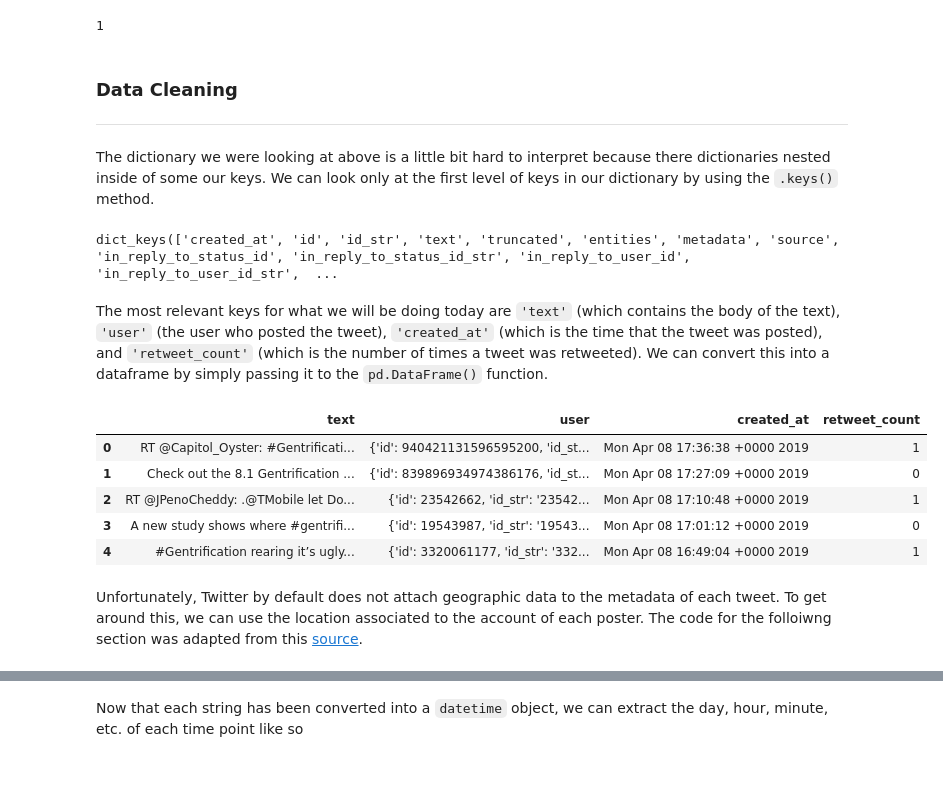
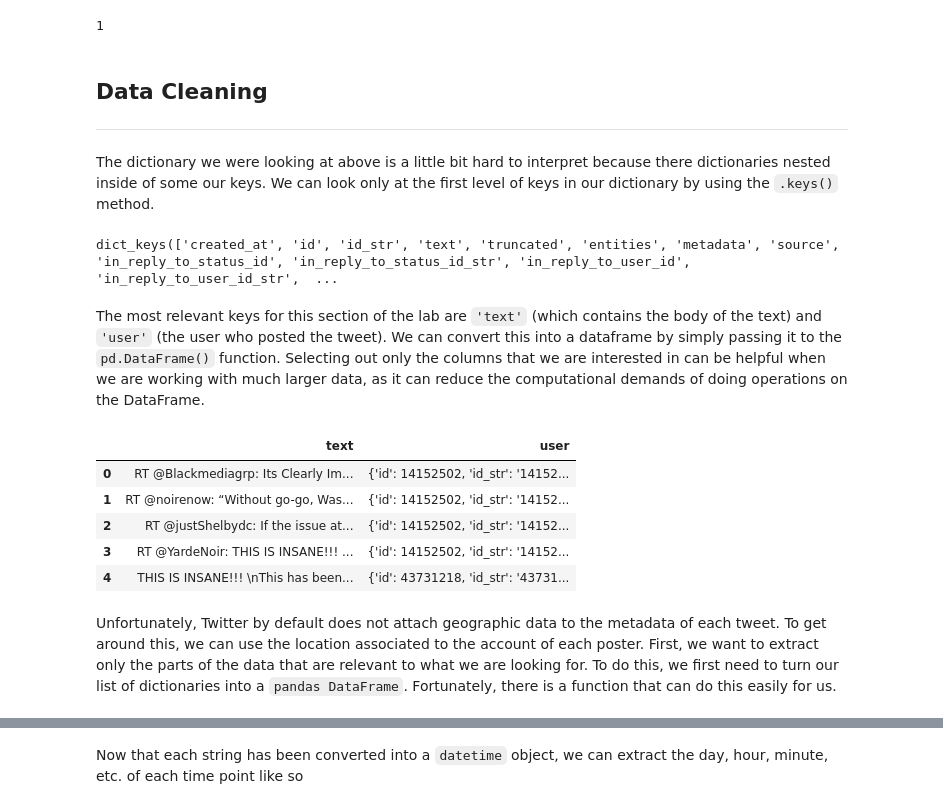
Before and after one commit to ds-modules/CP-101, a Jupyter notebook: lab_8/webscraping_solutions.ipynb, the cells around one changed output, grey strips where cells are left out. Cells and saved outputs as stored; diff of their text form; code cells hidden in the pictures; blank space fills up the shorter version.

```diff
--- a/lab_8/webscraping_solutions.ipynb
+++ b/lab_8/webscraping_solutions.ipynb
@@ -53,7 +53,7 @@ Follow the instructions below to get your Twitter API keys.  **Read the instruct
 Now you should be all ready to go! Let's test that you have correctly set up your developer account and the `keys.json` folder. The following cell loads your keys into this notebook, then validates them with the Twitter API. It should display your Twitter username without any warnings.
 # %%
 import json
-key_file = "monicas_keys.json" #Change to "keys.json" in final version.
+key_file = "keys.json" # Add your keys to keys.json before running this cell
 
 # Loading your keys from keys.json
 with open(key_file) as f:
@@ -74,4 +74,6 @@ If you are getting any errors in this cell, ask a TA for help. If you do not hav
 Now we should be ready to download some tweets! In the following cell, we use one of the utility functions to download recent tweets with the hashtag "#data". This cell can take a few minutes to finish running.
 # %%
 # Note that you do not write the actual hashtag symbol
-data = download_recent_tweets_by_hashtag(hashtag = "urbanplanning", keys = keys, count = 100)
+gentrification = download_recent_tweets_by_hashtag(hashtag = "gentrification",
+                                                   keys = keys,
+                                                   count = 100)
@@ -135,7 +118,7 @@ d['a']
 # %% [output]
 1
 # %% [markdown]
-### Data Cleaning
+## Data Cleaning
 ---
 The dictionary we were looking at above is a little bit hard to interpret because there dictionaries nested inside of some our keys. We can look only at the first level of keys in our dictionary by using the `.keys()` method.
 # %%
@@ -144,23 +127,23 @@ data[0].keys()
 # %% [output]
 dict_keys(['created_at', 'id', 'id_str', 'text', 'truncated', 'entities', 'metadata', 'source', 'in_reply_to_status_id', 'in_reply_to_status_id_str', 'in_reply_to_user_id', 'in_reply_to_user_id_str',  ...
 # %% [markdown]
-The most relevant keys for what we will be doing today are `'text'` (which contains the body of the text), `'user'` (the user who posted the tweet),  `'created_at'` (which is the time that the tweet was posted), and `'retweet_count'` (which is the number of times a tweet was retweeted). We can convert this into a dataframe by simply passing it to the `pd.DataFrame()` function.
+The most relevant keys for this section of the lab are `'text'` (which contains the body of the text) and `'user'` (the user who posted the tweet). We can convert this into a dataframe by simply passing it to the `pd.DataFrame()` function. Selecting out only the columns that we are interested in can be helpful when we are working with much larger data, as it can reduce the computational demands of doing operations on the DataFrame.
 # %%
 # This creates a new DataFrame using our data list. Each element in the list becomes
 # a row in this DataFrame, and each key becomes a column. The value corresponding to
 # each key and row pair goes into the data table.
-df = pd.DataFrame(data)
+df = pd.DataFrame(gentrification)
 
 # This indexes our desired columns out of the original DataFrame, then assigns the
 # smaller DataFrame to our original DataFrame object.
-df = df[['text', 'user', 'created_at', 'retweet_count']]
+df = df[['text', 'user']]
 df.head()
 # %% [output]
-|  | text | user | created_at | retweet_count |
-| 0 | RT @Capitol_Oyster: #Gentrificati... | {'id': 940421131596595200, 'id_st... | Mon Apr 08 17:36:38 +0000 2019 | 1 |
-| 1 | Check out the 8.1 Gentrification ... | {'id': 839896934974386176, 'id_st... | Mon Apr 08 17:27:09 +0000 2019 | 0 |
-| 2 | RT @JPenoCheddy: .@TMobile let Do... | {'id': 23542662, 'id_str': '23542... | Mon Apr 08 17:10:48 +0000 2019 | 1 |
-| 3 | A new study shows where #gentrifi... | {'id': 19543987, 'id_str': '19543... | Mon Apr 08 17:01:12 +0000 2019 | 0 |
-| 4 | #Gentrification rearing it’s ugly... | {'id': 3320061177, 'id_str': '332... | Mon Apr 08 16:49:04 +0000 2019 | 1 |
+|  | text | user |
+| 0 | RT @Blackmediagrp: Its Clearly Im... | {'id': 14152502, 'id_str': '14152... |
+| 1 | RT @noirenow: “Without go-go, Was... | {'id': 14152502, 'id_str': '14152... |
+| 2 | RT @justShelbydc: If the issue at... | {'id': 14152502, 'id_str': '14152... |
+| 3 | RT @YardeNoir: THIS IS INSANE!!! ... | {'id': 14152502, 'id_str': '14152... |
+| 4 | THIS IS INSANE!!! \nThis has been... | {'id': 43731218, 'id_str': '43731... |
 # %% [markdown]
-Unfortunately, Twitter by default does not attach geographic data to the metadata of each tweet. To get around this, we can use the location associated to the account of each poster. The code for the folloiwng section was adapted from this [source](http://www.mikaelbrunila.fi/2017/03/27/scraping-extracting-mapping-geodata-twitter/).
+Unfortunately, Twitter by default does not attach geographic data to the metadata of each tweet. To get around this, we can use the location associated to the account of each poster. First, we want to extract only the parts of the data that are relevant to what we are looking for. To do this, we first need to turn our list of dictionaries into a `pandas DataFrame`. Fortunately, there is a function that can do this easily for us.
```
Also changed, not shown: parts of 57 cells of this notebook, 4 other files.
